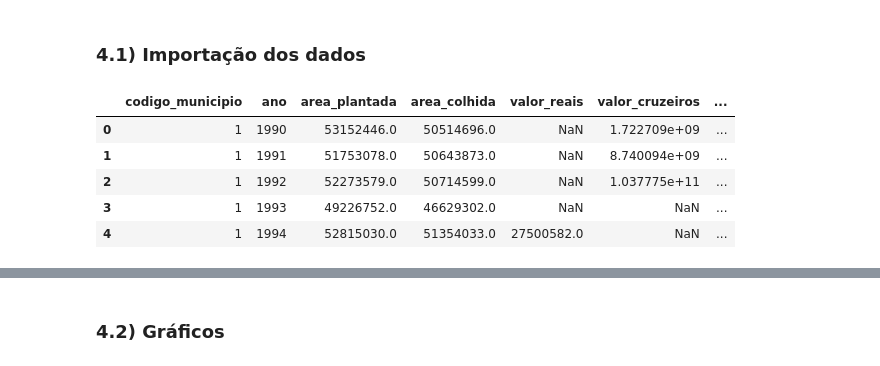
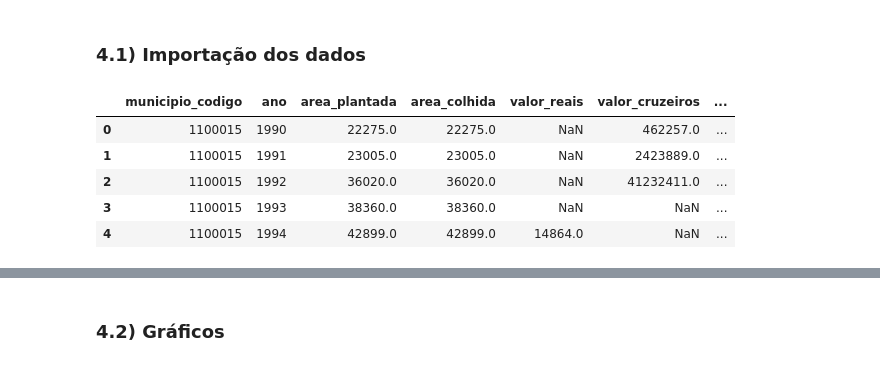
Before and after one commit to EricaFer/BNDES, a Jupyter notebook: Analysis/Analysis_1/analysis_1.ipynb, the cells around one changed output, grey strips where cells are left out. Saved outputs shown, nothing was run; the diff lists cells and outputs as text; code cells hidden in the pictures.

```diff
--- a/Analysis/Analysis_1/analysis_1.ipynb
+++ b/Analysis/Analysis_1/analysis_1.ipynb
@@ -338,11 +340,12 @@ Desembolso por indicador de inovação e porte de empresa:
 ### **4.1) Importação dos dados**
 # %%
 PAM = pd.read_csv("./data/PAM.zip", sep=";")
+PAM = PAM.loc[PAM["municipio_codigo"] != 1]
 PAM.head()
 # %% [output]
-|  | codigo_municipio | ano | area_plantada | area_colhida | valor_reais | valor_cruzeiros | ... |
-| 0 | 1 | 1990 | 53152446.0 | 50514696.0 | NaN | 1.722709e+09 | ... |
-| 1 | 1 | 1991 | 51753078.0 | 50643873.0 | NaN | 8.740094e+09 | ... |
-| 2 | 1 | 1992 | 52273579.0 | 50714599.0 | NaN | 1.037775e+11 | ... |
-| 3 | 1 | 1993 | 49226752.0 | 46629302.0 | NaN | NaN | ... |
-| 4 | 1 | 1994 | 52815030.0 | 51354033.0 | 27500582.0 | NaN | ... |
+|  | municipio_codigo | ano | area_plantada | area_colhida | valor_reais | valor_cruzeiros | ... |
+| 0 | 1100015 | 1990 | 22275.0 | 22275.0 | NaN | 462257.0 | ... |
+| 1 | 1100015 | 1991 | 23005.0 | 23005.0 | NaN | 2423889.0 | ... |
+| 2 | 1100015 | 1992 | 36020.0 | 36020.0 | NaN | 41232411.0 | ... |
+| 3 | 1100015 | 1993 | 38360.0 | 38360.0 | NaN | NaN | ... |
+| 4 | 1100015 | 1994 | 42899.0 | 42899.0 | 14864.0 | NaN | ... |
```
Also changed, not shown: parts of 13 cells of this notebook, 7 other files.
